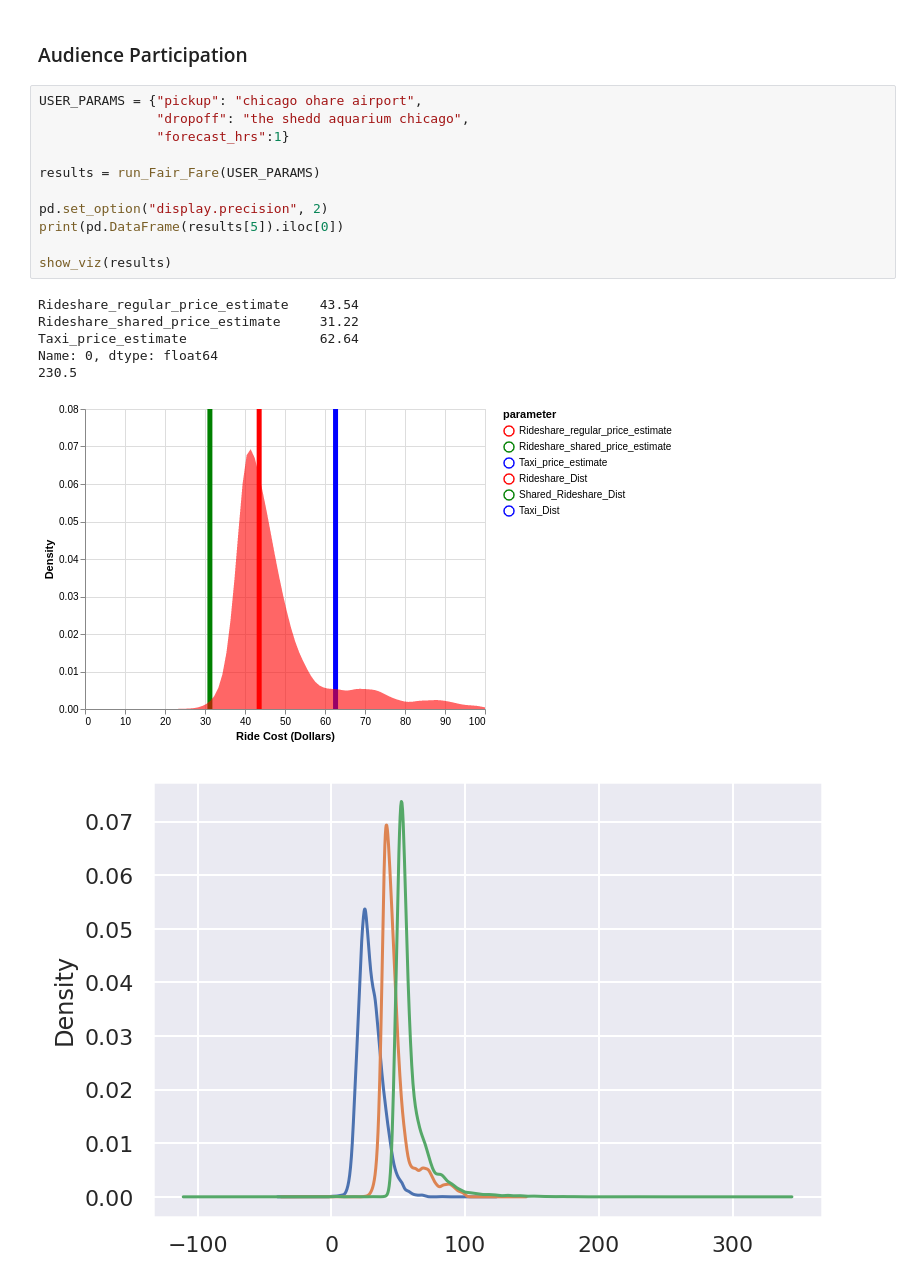
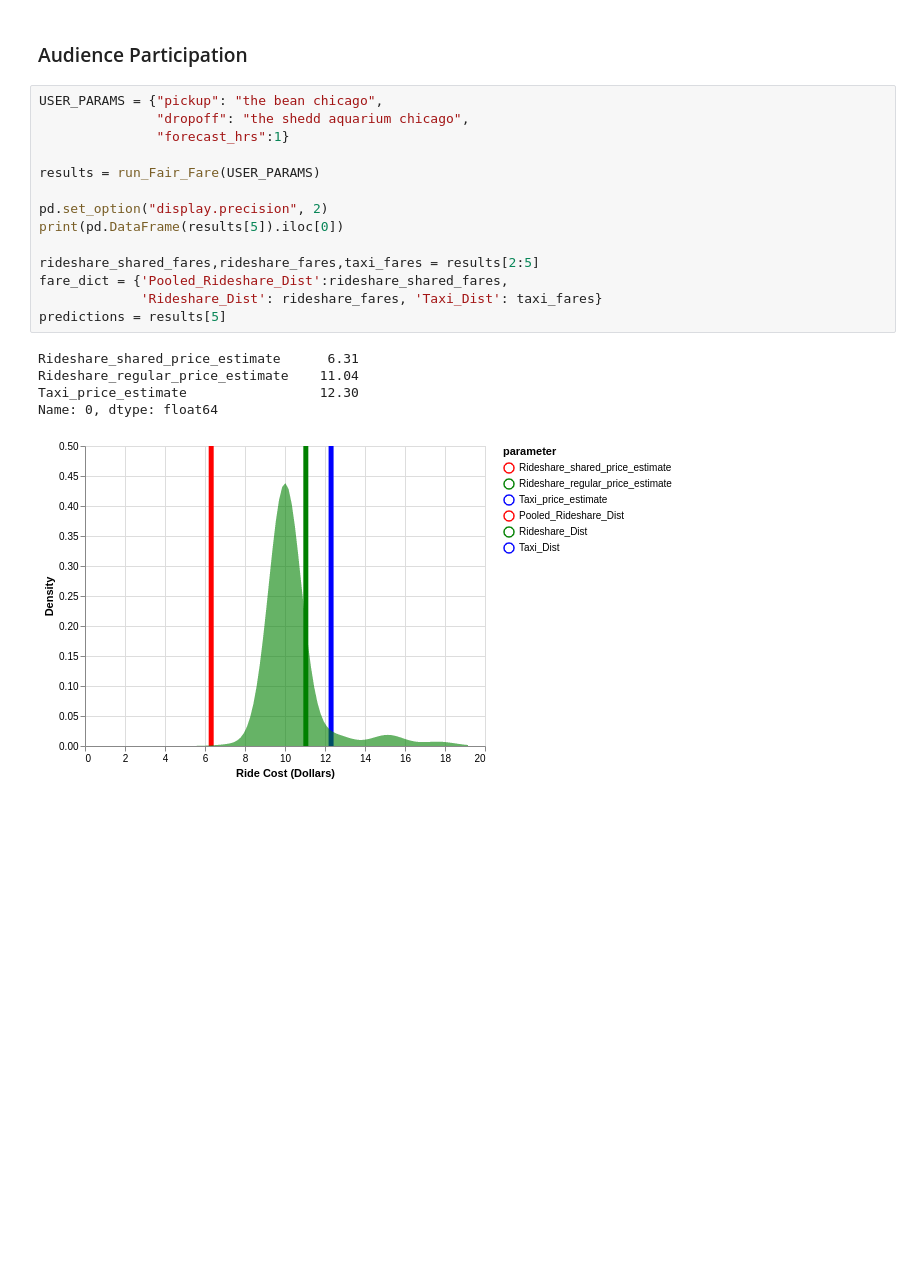
Before and after one commit to isaackod/TNP_taxi_project, a Jupyter notebook: high_level_UI.ipynb, the cells around one changed output. Cells and saved outputs as stored; diff of their text form; blank space fills up the shorter version.

```diff
--- a/high_level_UI.ipynb
+++ b/high_level_UI.ipynb
@@ -252,21 +110,22 @@ Name: 0, dtype: float64
 # %% [markdown]
 ### Audience Participation
 # %%
-USER_PARAMS = {"pickup": "chicago ohare airport",
+USER_PARAMS = {"pickup": "the bean chicago",
                "dropoff": "the shedd aquarium chicago",
                "forecast_hrs":1}
 
 results = run_Fair_Fare(USER_PARAMS)
 
 pd.set_option("display.precision", 2)
 print(pd.DataFrame(results[5]).iloc[0])
 
-show_viz(results)
+rideshare_shared_fares,rideshare_fares,taxi_fares = results[2:5]
+fare_dict = {'Pooled_Rideshare_Dist':rideshare_shared_fares,
+             'Rideshare_Dist': rideshare_fares, 'Taxi_Dist': taxi_fares}
+predictions = results[5]
 # %% [output]
-Rideshare_regular_price_estimate    43.54
-Rideshare_shared_price_estimate     31.22
-Taxi_price_estimate                 62.64
+Rideshare_shared_price_estimate      6.31
+Rideshare_regular_price_estimate    11.04
+Taxi_price_estimate                 12.30
 Name: 0, dtype: float64
-230.5
-[figure, old version]
+[figure, new version]
-[figure, removed]
```
Also changed, not shown: parts of 17 cells of this notebook, 8 other files.
